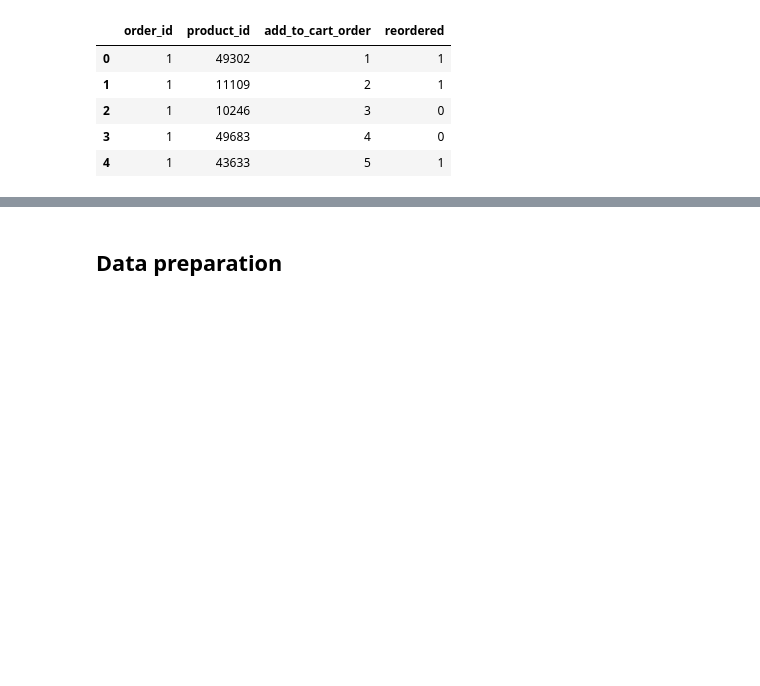
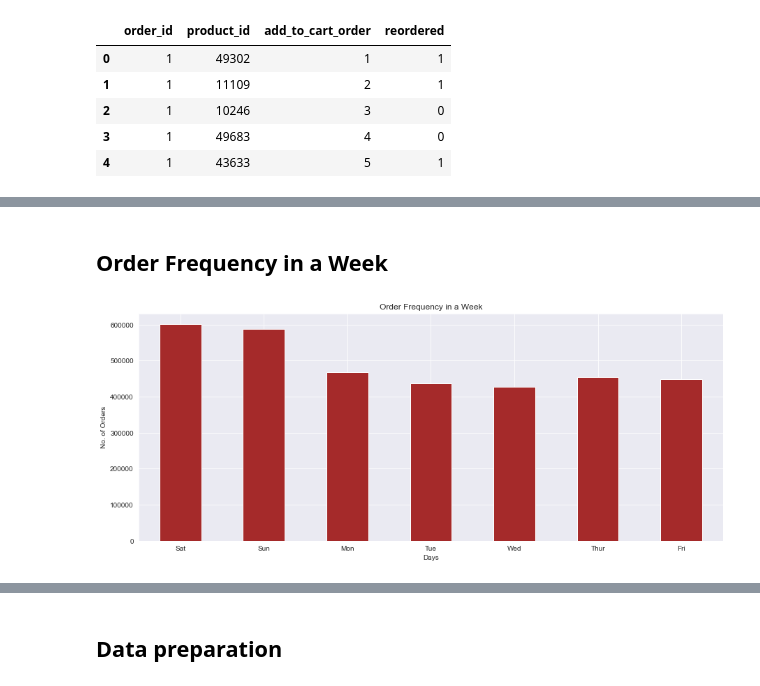
Before and after one commit to divmi/InstaCart, a Jupyter notebook: Exploratory Data Analysis.ipynb, the cells around one changed output, grey strips where cells are left out. Saved outputs shown, nothing was run; the diff lists cells and outputs as text; code cells hidden in the pictures; blank space fills up the shorter version.

```diff
--- a/Exploratory Data Analysis.ipynb
+++ b/Exploratory Data Analysis.ipynb
@@ -82,0 +116,14 @@ order_products_train.head()
+# %% [markdown]
+## Order Frequency in a Week
+# %%
+order_freq_week = orders['order_dow'].value_counts().sort_index()
+order_freq_week.index=['Sat', 'Sun', 'Mon', 'Tue', 'Wed', 'Thur', 'Fri']
+fig = plt.figure(figsize=(15,6))
+order_freq_week.plot(kind='bar', color='brown')
+plt.xticks(rotation=0)
+plt.title('Order Frequency in a Week')
+plt.xlabel('Days')
+plt.ylabel('No. of Orders')
+plt.show()
+# %% [output]
+[figure, added]
```
Also changed, not shown: parts of 29 cells of this notebook.
